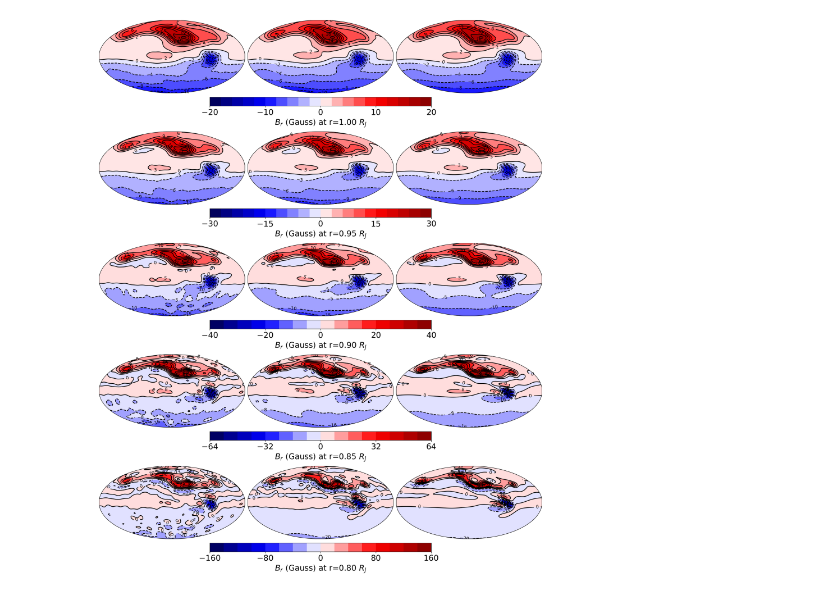
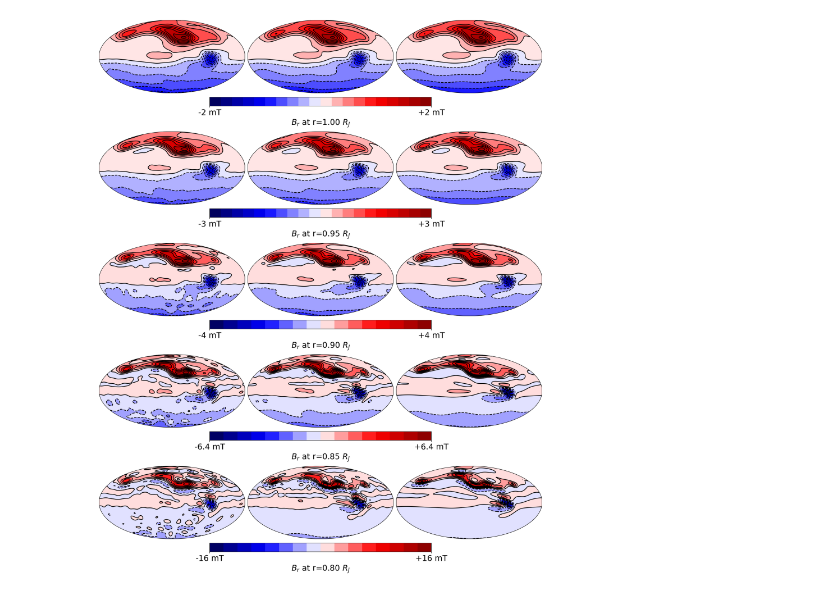
Before and after one commit to LeyuanWu/JunoMag_PINN_VP3, a Jupyter notebook: Plot_BnedRjs_SHs_vs_PINNs.ipynb, the cells around one changed output. Drawn from its saved outputs; the diff is of its cells as text; code cells hidden in the pictures.

```diff
--- a/Plot_BnedRjs_SHs_vs_PINNs.ipynb
+++ b/Plot_BnedRjs_SHs_vs_PINNs.ipynb
@@ -38,17 +36,18 @@ dataFiles = dataFiles[0:15:5] + dataFiles[1:15:5] + dataFiles[2:15:5] + dataFile
 
 #  # ! Mapping
 # TODO ******************** Parameters ******************** #
+Gauss2mT = 1e-1; # Gauss to mT
 RJs = [1.00,0.95,0.90,0.85,0.80];
-LEVELs = [np.linspace(-20,20,21),\
-          np.linspace(-30,30,21),\
-          np.linspace(-40,40,17),\
-          np.linspace(-64,64,17),\
-          np.linspace(-160,160,17)];
-cbLABELs = [np.linspace(-20,20,5),\
-            np.linspace(-30,30,5),\
-            np.linspace(-40,40,5),\
-            np.linspace(-64,64,5),\
-            np.linspace(-160,160,5)];
+LEVELs = [Gauss2mT*np.linspace(-20,20,21),\
+          Gauss2mT*np.linspace(-30,30,21),\
+          Gauss2mT*np.linspace(-40,40,17),\
+          Gauss2mT*np.linspace(-64,64,17),\
+          Gauss2mT*np.linspace(-160,160,17)];
+cbLABELs = [Gauss2mT*np.linspace(-20,20,2),\
+            Gauss2mT*np.linspace(-30,30,2),\
+            Gauss2mT*np.linspace(-40,40,2),\
+            Gauss2mT*np.linspace(-64,64,2),\
+            Gauss2mT*np.linspace(-160,160,2)];
 LambdaP=np.linspace(np.deg2rad(0.5),2*np.pi-np.deg2rad(0.5),360);
 ThetaP=np.linspace(np.deg2rad(0.5),np.pi-np.deg2rad(0.5),180); # ! Co-latitude
 comp='Br';        # Blambda; Btheta; Br; BNorm
@@ -66,36 +65,37 @@ for iFile in range(len(dataFiles)):
         case 'Blambda':
             strComp='$B_{\\lambda}$';
             dataComp=Blambda;
         case 'Btheta':
             strComp='$B_{\\theta}$';
             dataComp=Btheta;
         case 'Br':
             strComp='$B_{r}$';
             dataComp=Br;
         case 'BNorm':
             strComp='$|B|$';
             dataComp=BNorm;
     ax1 = fig1.add_subplot(5,3,iFile+1,projection=ccrs.Mollweide(central_longitude=180));
     AXES[iFile//3][iFile%3] = ax1;
     Lon=np.flipud(np.rad2deg(LambdaP2d));
     Lat=np.flipud(np.rad2deg(np.pi/2-ThetaP2d));
-    zData=np.flipud(np.reshape(dataComp,LambdaP2d.shape));
+    zData=np.flipud(np.reshape(Gauss2mT*dataComp,LambdaP2d.shape));
     # Avoid strange behavior of <cartopy for mollweide> <fix bugs maybe>
     Lon=Lon[1:-1,:]; Lat=Lat[1:-1,:];zData=zData[1:-1,:];
     cs1=ax1.contourf(Lon,Lat,zData,LEVELs[iFile//3],cmap='seismic',\
         transform=ccrs.PlateCarree());
     ct1=ax1.contour(Lon,Lat,zData,LEVELs[iFile//3],colors='k',\
         transform=ccrs.PlateCarree());
-    plt.clabel(ct1, colors = 'k');
+    # plt.clabel(ct1, colors = 'k');
     # ! Draw only one colorbar for each row
     if (iFile % 3 ==2):
         cb1=fig1.colorbar(cs1, ax=AXES[iFile//3],\
             fraction=0.12, shrink=1, aspect=25,\
-            ticks=cbLABELs[iFile//3], location='bottom');
+            ticks=cbLABELs[iFile//3], format='%+g mT',\
+            location='bottom');
         cb1.ax.tick_params(labelsize=18);
-        cbLabel = strComp + ' (Gauss) at r=%.2f $R_{J}$'%(RJs[iFile//3]);
+        cbLabel = strComp + ' at r=%.2f $R_{J}$'%(RJs[iFile//3]);
         cb1.set_label(cbLabel,fontsize=18);
-plt.savefig('Fig4.png', dpi=300, bbox_inches='tight');
+plt.savefig('Fig6.png', dpi=300, bbox_inches='tight');
 plt.show();
 # %% [output]
-[figure, old version]
+[figure, new version]
```
Also changed, not shown: parts of 1 cell of this notebook, 29 other files.
